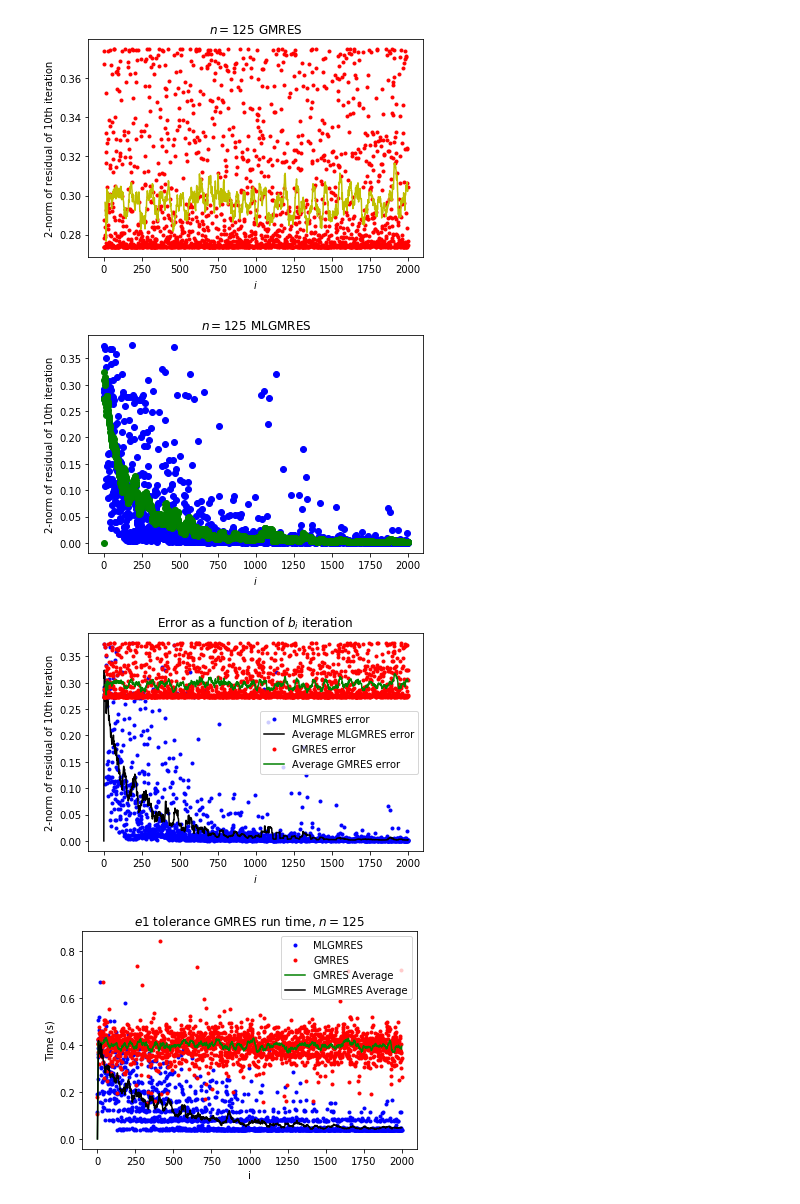
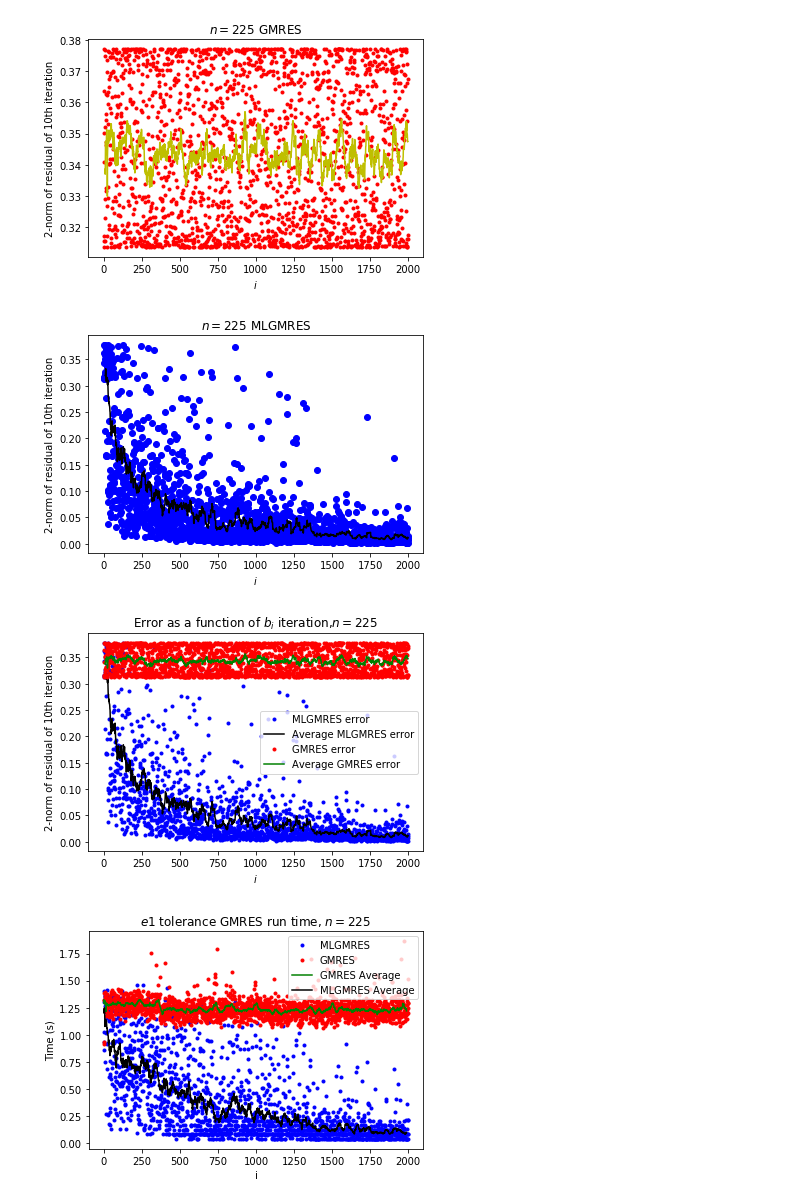
Before and after one commit to ML4FnP/GMRES-Learning, a Jupyter notebook: CoriGPU_Sandbox.ipynb, the cells around one changed output. Cells and saved outputs as stored; diff of their text form; code cells hidden in the pictures.

```diff
--- a/CoriGPU_Sandbox.ipynb
+++ b/CoriGPU_Sandbox.ipynb
@@ -31,7 +31,7 @@ git_commit_short_hash = subprocess.check_output(
 # %%
 import numpy as np
 
-dim=125
+dim=225
 x0=np.squeeze(np.zeros((dim,1)))
 x0Type='Zero Vector'
 
@@ -254,60 +254,60 @@ for j in range(0,2000):
 pp.plot(count,np.asarray(NonML_Err_List),'.r',count[10:-1],AVG[10:-1],'y')
 pp.xlabel('$i$')
 pp.ylabel('2-norm of residual of 10th iteration')
-pp.title('$n=125$ GMRES')
+pp.title('$n=225$ GMRES')
 pp.savefig('GMRES.png')
 # %% [output]
-[figure, old version]
+[figure, new version]
 # %%
 Err_Array_ML=np.asarray(IterErrList10)
 AVGML=np.zeros((2000,1))
-
 for j in range(0,2000):
     AVGML[j]=moving_average(np.asarray(Err_Array_ML[:j]),j)
-pp.plot(count,np.asarray(Err_Array_ML),'ob',count,AVGML,'og')
+
+pp.plot(count,np.asarray(Err_Array_ML),'ob',count[10:-1],AVGML[10:-1],'k')
 pp.xlabel('$i$')
 pp.ylabel('2-norm of residual of 10th iteration')
-pp.title('$n=125$ MLGMRES')
+pp.title('$n=225$ MLGMRES')
 pp.savefig('MLGMRES.png')
 # %% [output]
-[figure, old version]
+[figure, new version]
 # %%
 pp.plot(count,Err_Array_ML,'.b',label='MLGMRES error')
-pp.plot(count,AVGML,'k',label='Average MLGMRES error')
+pp.plot(count[10:-1],AVGML[10:-1],'k',label='Average MLGMRES error')
 pp.plot(count,Err_Array,'.r',label='GMRES error')
 pp.plot(count[10:-1],AVG[10:-1],'g',label='Average GMRES error')
 
 pp.xlabel('$i$')
 pp.ylabel('2-norm of residual of 10th iteration')
-pp.title('Error as a function of $b_i$ iteration ')
+pp.title('Error as a function of $b_i$ iteration,$n=225$ ')
 pp.legend(loc='best')
 pp.savefig('Compare.png')
 # %% [output]
-[figure, old version]
+[figure, new version]
 # %%
 GmresRunTimeOriginal_AVG=np.zeros((2000,1))
 Err_list_AVG=np.zeros((2000,1))
 
 
 for j in range(0,2000):
     GmresRunTimeOriginal_AVG[j]=moving_average(np.asarray(GmresRunTimeOriginal[:j]),j)
 
 for j in range(0,2000):
     Err_list_AVG[j]=moving_average(np.asarray(Err_list[:j]),j)
 
 
 pp.plot(Err_list,'.b',label='MLGMRES')
 pp.plot(GmresRunTimeOriginal,'.r', label='GMRES')
-pp.plot(GmresRunTimeOriginal_AVG,'g', label='GMRES Average')
-pp.plot(Err_list_AVG,'k', label='MLGMRES Average')
+pp.plot(GmresRunTimeOriginal_AVG[10:-1],'g', label='GMRES Average')
+pp.plot(Err_list_AVG[10:-1],'k', label='MLGMRES Average')
 
 
 
 
 pp.ylabel('Time (s)')
 pp.xlabel('i')
-pp.title('$e1$ tolerance GMRES run time, $n=125$')
+pp.title('$e1$ tolerance GMRES run time, $n=225$')
 pp.legend(loc='best')
 pp.savefig('Runtime.png')
 # %% [output]
-[figure, old version]
+[figure, new version]
```
Also changed, not shown: parts of 2 cells of this notebook, 13 other files.
